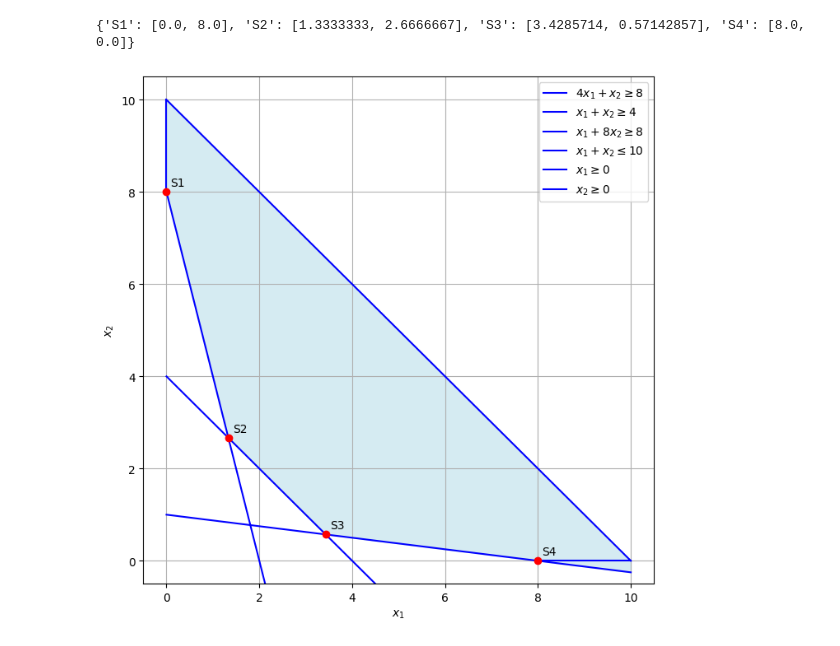
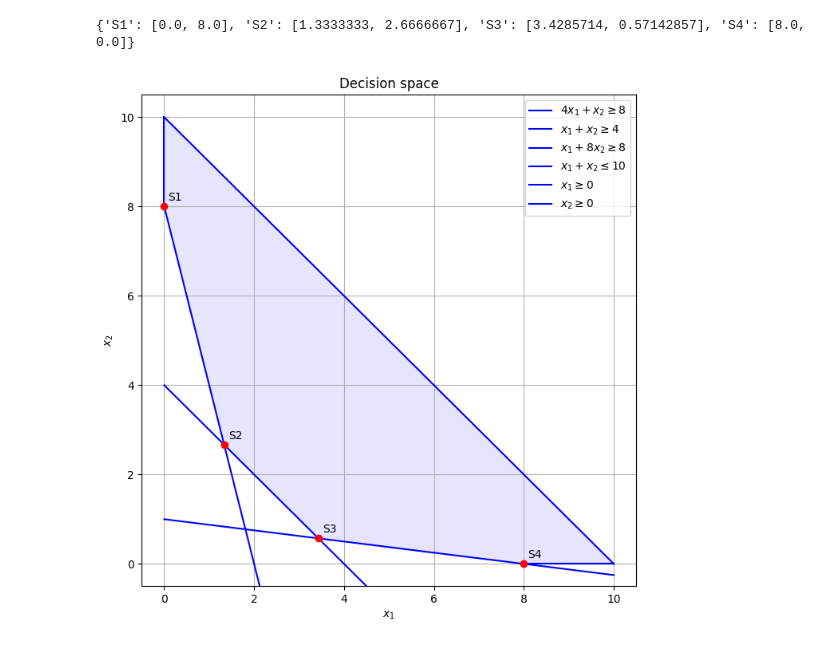
Before and after one commit to polgilf/nbi-method-lp, a Jupyter notebook: normal-boundary-intersection-method.ipynb, the cells around one changed output. Drawn from its saved outputs; the diff is of its cells as text; code cells hidden in the pictures.

```diff
--- a/normal-boundary-intersection-method.ipynb
+++ b/normal-boundary-intersection-method.ipynb
@@ -50,32 +50,33 @@ x2_4 = 10 - x1
 plt.figure(figsize=(8, 8))
 plt.plot(x1, x2_1, 'b', label=r'$4x_1 + x_2 \geq 8$')
 plt.plot(x1, x2_2, 'b', label=r'$x_1 + x_2 \geq 4$')
 plt.plot(x1, x2_3, 'b', label=r'$x_1 + 8x_2 \geq 8$')
 plt.plot(x1, x2_4, 'b', label=r'$x_1 + x_2 \leq 10$')
 
 # Add the restriction lines for x1 >= 0 and x2 >= 0 within the feasible region
 plt.plot([0, 0], [8, 10], 'b', label=r'$x_1 \geq 0$')
 plt.plot([8, 10], [0, 0], 'b', label=r'$x_2 \geq 0$')
 
 # Fill the feasible region
-plt.fill_between(x1, np.maximum.reduce([x2_1, x2_2, x2_3]), x2_4, where=(x1 + x2_4 <= 10), color='lightblue', alpha=0.5)
+plt.fill_between(x1, np.maximum.reduce([x2_1, x2_2, x2_3, np.zeros_like(x1)]), x2_4, where=(x1 + x2_4 <= 10) & (x1 >= 0), color='b', alpha=0.1)
 
 # Plot the solutions
 for key, value in solution_dict.items():
     plt.scatter(value[0], value[1], color='red', zorder=5)
     plt.annotate(key, (value[0], value[1]), textcoords="offset points", xytext=(10,5), ha='center')
 
 # Set the limits for x and y axes
 plt.xlim(-0.5, 10.5)
 plt.ylim(-0.5, 10.5)
 
 # Add labels and legend
 plt.xlabel(r'$x_1$')
 plt.ylabel(r'$x_2$')
+plt.title('Decision space')
 plt.legend()
 plt.grid(True)
 
 # Show the plot
 plt.show()
 # %% [output]
-[figure, old version]
+[figure, new version]
```
Also changed, not shown: parts of 5 cells of this notebook.
